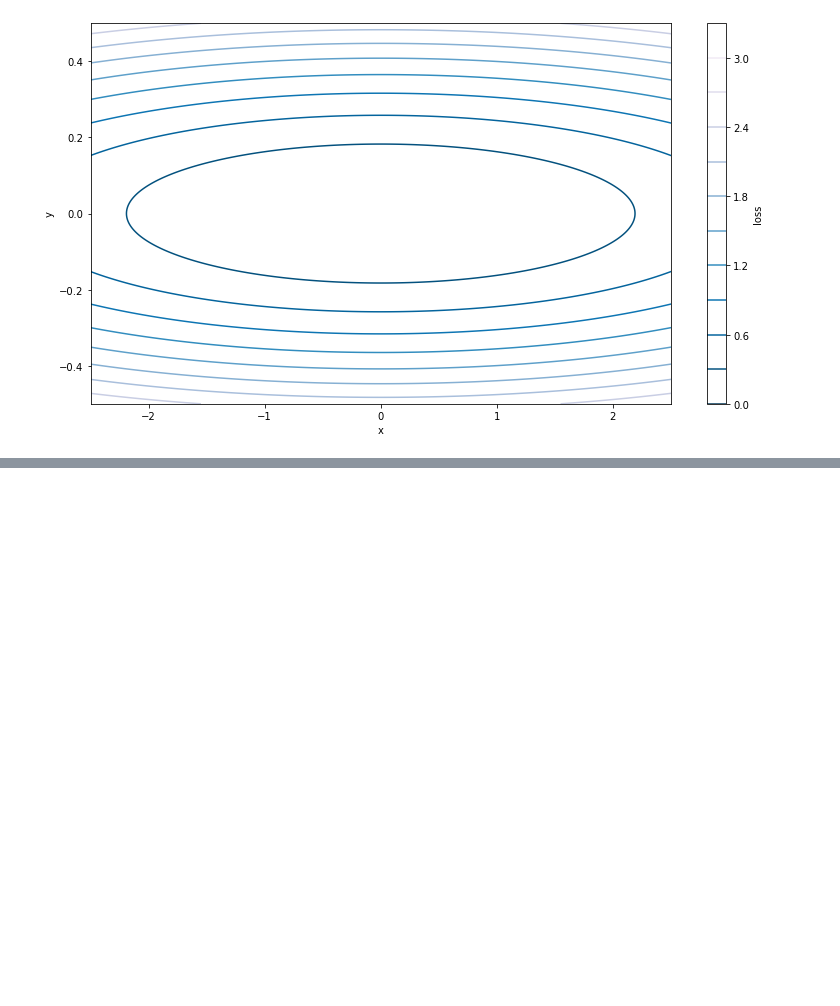
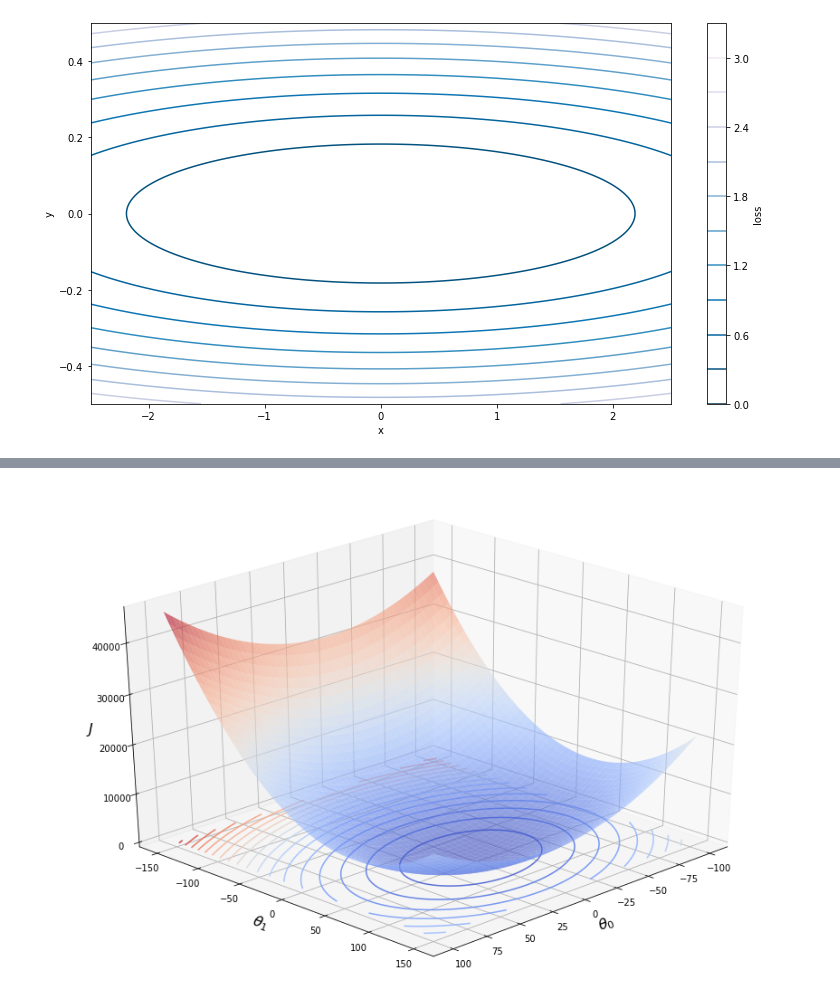
Before and after one commit to vzahorui/vzahorui.github.io, a Jupyter notebook: jupyter_notebooks/regression/gradient_descent.ipynb, the cells around one changed output, grey strips where cells are left out. Saved outputs shown, nothing was run; the diff lists cells and outputs as text; code cells hidden in the pictures; blank space fills up the shorter version.

```diff
--- a/jupyter_notebooks/regression/gradient_descent.ipynb
+++ b/jupyter_notebooks/regression/gradient_descent.ipynb
@@ -313,0 +219,83 @@ ani.save("movie.mp4")
+# %%
+# Simulate data for univariate linear regression
+X, y = make_regression(n_samples=100,
+                       n_features=1,
+                       n_informative=1,
+                       noise=20,
+                       random_state=42)
+X = X.flatten()
+# Add ones to account for intercept in the model
+X = np.vstack([np.ones(X.size), X]).T
+
+
+def get_gradient(X, y, theta):
+    # Vectorized version of the loss function and its gradient
+    err = X @ theta - y
+    J = (err.T @ err) / y.size
+    gradient_J = 1/(2*y.size) * (X.T @ err)
+    return (J, gradient_J)
+
+
+def gradient_descend(X, y, theta, alpha=0.05, min_gain=1e-06, maxsteps=3000):
+    theta_hist = [theta]
+    # Initial guess
+    step = 0
+    gain = 999
+    J, gradient_J = get_gradient(X, y, theta)
+    loss_hist = [J]
+
+    while gain > min_gain and step <= maxsteps:
+        step += 1
+        theta = theta - alpha*gradient_J
+        theta_hist.append(theta)
+        J, gradient_J = get_gradient(X, y, theta)
+        gain = loss_hist[-1] - J
+        loss_hist.append(J)
+    return (np.array(loss_hist), np.array(theta_hist))
+
+
+# Initail value of theta
+theta = np.array([-45, -100])
+# Meshgrid of all possible theta values
+T0, T1 = np.meshgrid(np.linspace(-100, 100, 100),
+                     np.linspace(-150, 150, 100))
+
+# Cost function for each combination of theta values
+zs = np.array([get_gradient(X, y, theta)[0]
+               for theta in zip(np.ravel(T0), np.ravel(T1))])
+# Put the array of cost function results into dimension of thetas
+Z = zs.reshape(T0.shape)
+
+J, gradient_J = gradient_descend(X, y, theta)
+
+# Plot surfaces
+fig = plt.figure(figsize=(15, 10))
+ax = fig.add_subplot(projection='3d')
+ax.plot_surface(T0, T1, Z, cmap='coolwarm', alpha=0.6)
+ax.set_xlabel(r'$\theta_0$', fontsize=16)
+ax.set_ylabel(r'$\theta_1$', fontsize=16)
+ax.set_zlabel('$J$', fontsize=16)
+ax.view_init(elev=30, azim=45)
+ax.contour(T0, T1, Z, 20, cmap='coolwarm', alpha=0.9, offset=0)
+
+theta0s = gradient_J.T[0]
+theta1s = gradient_J.T[1]
+
+data = [np.array([theta0s, theta1s, J]),
+        np.array([theta0s, theta1s, np.full(J.size, 0)])]
+
+lines = [ax.plot(dat[0, 0:1], dat[1, 0:1], dat[2, 0:1],
+                 marker='.', markersize=3, color='maroon')[0] for dat in data]
+
+# Plot animated descent
+def animate(num, data, lines):
+    for line, data in zip(lines, data):
+        # NOTE: there is no .set_data() for 3 dim data
+        line.set_data(data[0:2, :num])
+        line.set_3d_properties(data[2,:num])
+    return lines
+
+anim = FuncAnimation(fig, animate, fargs=(data, lines), interval=100)
+anim.save('../../assets/images/gradient_descent/3d_gradient_descent_demo.gif', writer='imagemagick', fps=30);
+# %% [output]
+[figure, added]
```
Also changed, not shown: parts of 8 cells of this notebook, 3 other files.
